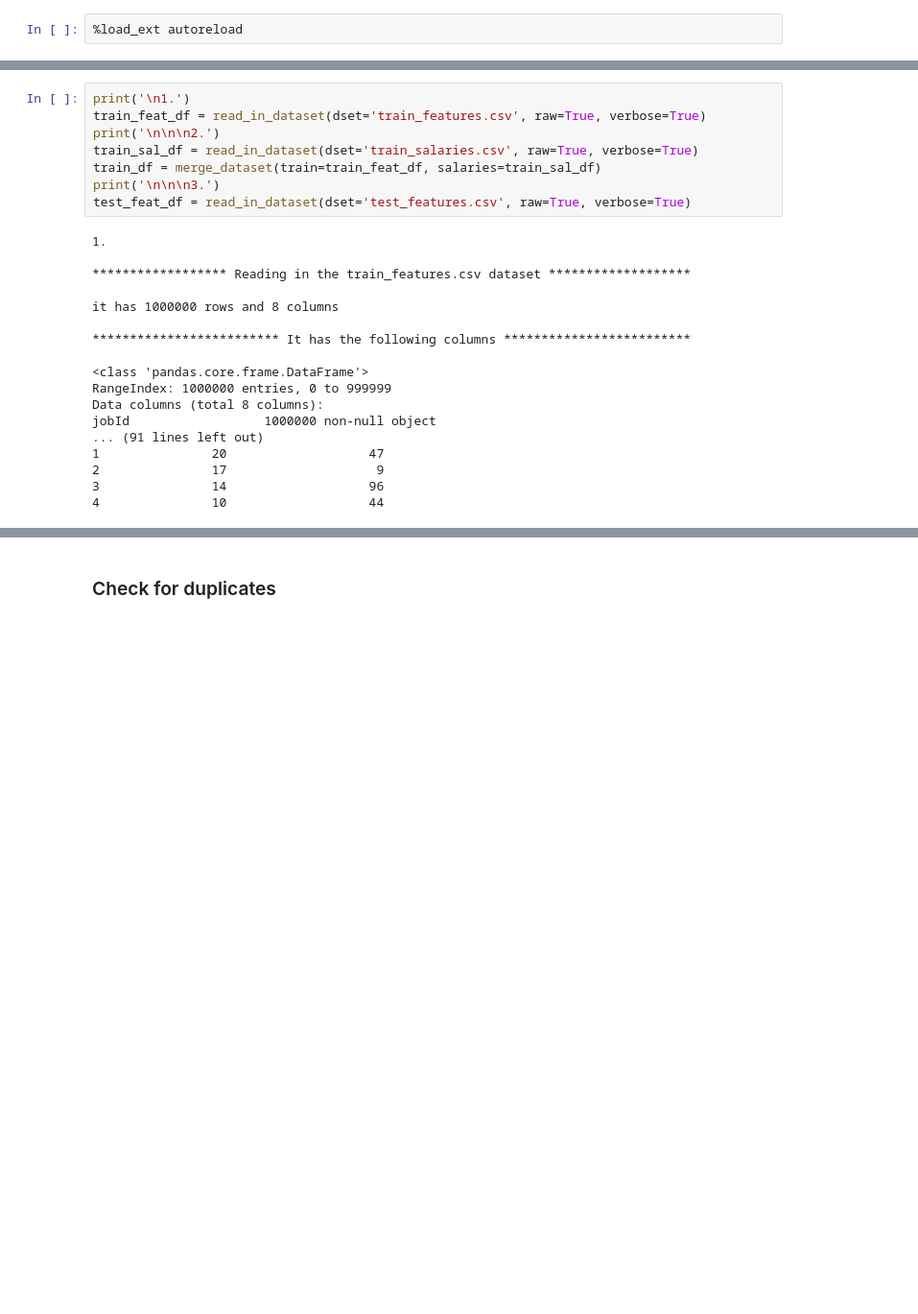
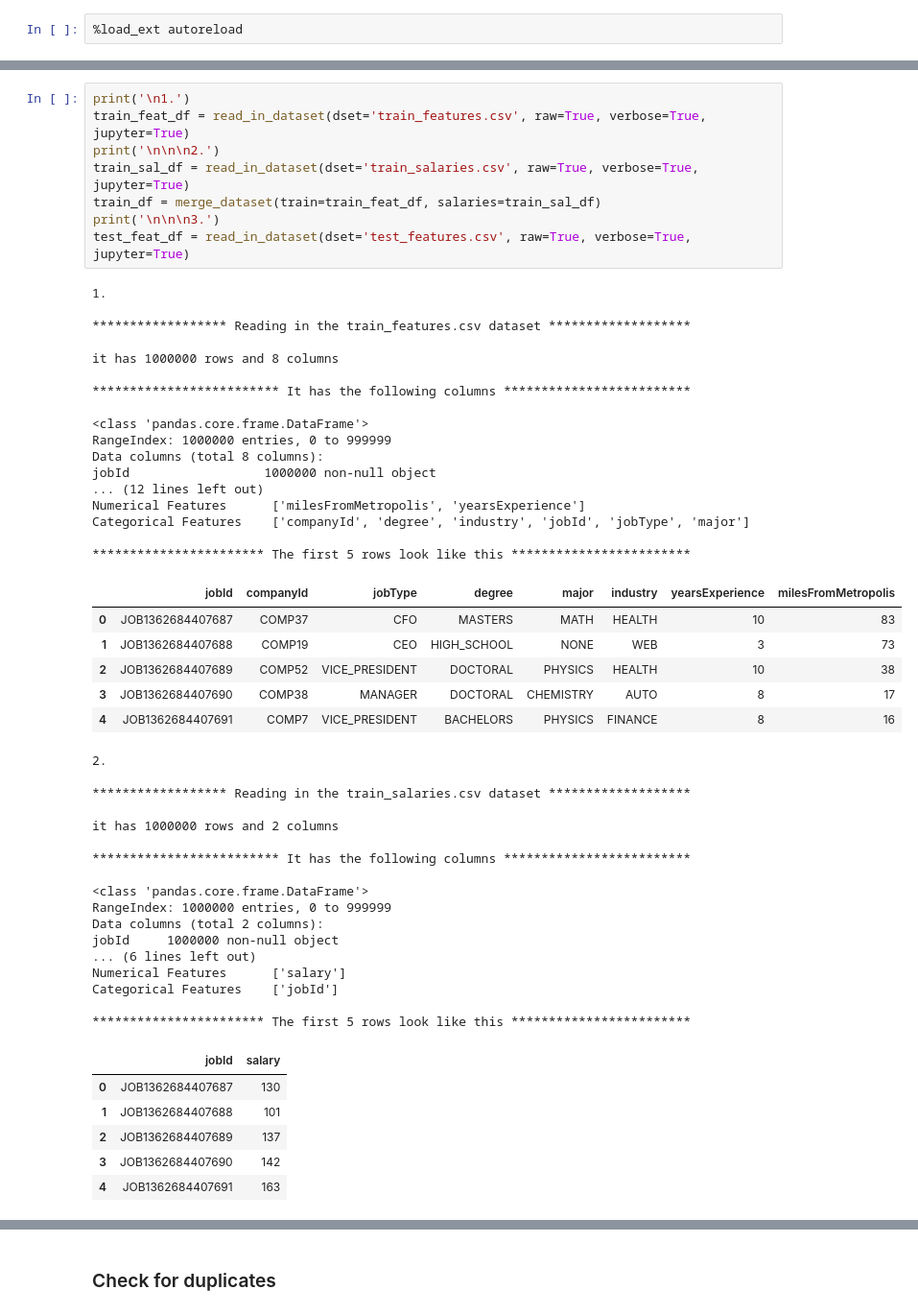
Before and after one commit to ktl014/SalaryPredictionPortfolio, a Jupyter notebook: src/notebooks/interact_dataset.ipynb, the cells around one changed output, grey strips where cells are left out. Shown: that part at 96% size. Drawn from its saved outputs; the diff is of its cells as text; blank space fills up the shorter version.

```diff
--- a/src/notebooks/interact_dataset.ipynb
+++ b/src/notebooks/interact_dataset.ipynb
@@ -25,26 +34,55 @@ Focus on getting a high level of the dataset in the very beginning.
 # %%
 print('\n1.')
-train_feat_df = read_in_dataset(dset='train_features.csv', raw=True, verbose=True)
+train_feat_df = read_in_dataset(dset='train_features.csv', raw=True, verbose=True, jupyter=True)
 print('\n\n\n2.')
-train_sal_df = read_in_dataset(dset='train_salaries.csv', raw=True, verbose=True)
+train_sal_df = read_in_dataset(dset='train_salaries.csv', raw=True, verbose=True, jupyter=True)
 train_df = merge_dataset(train=train_feat_df, salaries=train_sal_df)
 print('\n\n\n3.')
-test_feat_df = read_in_dataset(dset='test_features.csv', raw=True, verbose=True)
+test_feat_df = read_in_dataset(dset='test_features.csv', raw=True, verbose=True, jupyter=True)
 # %% [output]
 1.
 
 ****************** Reading in the train_features.csv dataset *******************
 
 it has 1000000 rows and 8 columns
 
 ************************* It has the following columns *************************
 
 <class 'pandas.core.frame.DataFrame'>
 RangeIndex: 1000000 entries, 0 to 999999
 Data columns (total 8 columns):
 jobId                  1000000 non-null object
-... (91 lines left out)
-1               20                   47
-2               17                    9
-3               14                   96
-4               10                   44
+... (12 lines left out)
+Numerical Features      ['milesFromMetropolis', 'yearsExperience']
+Categorical Features    ['companyId', 'degree', 'industry', 'jobId', 'jobType', 'major']
+
+*********************** The first 5 rows look like this ************************
+|  | jobId | companyId | jobType | degree | major | industry | yearsExperience | milesFromMetropolis |
+| 0 | JOB1362684407687 | COMP37 | CFO | MASTERS | MATH | HEALTH | 10 | 83 |
+| 1 | JOB1362684407688 | COMP19 | CEO | HIGH_SCHOOL | NONE | WEB | 3 | 73 |
+| 2 | JOB1362684407689 | COMP52 | VICE_PRESIDENT | DOCTORAL | PHYSICS | HEALTH | 10 | 38 |
+| 3 | JOB1362684407690 | COMP38 | MANAGER | DOCTORAL | CHEMISTRY | AUTO | 8 | 17 |
+| 4 | JOB1362684407691 | COMP7 | VICE_PRESIDENT | BACHELORS | PHYSICS | FINANCE | 8 | 16 |
+2.
+
+****************** Reading in the train_salaries.csv dataset *******************
+
+it has 1000000 rows and 2 columns
+
+************************* It has the following columns *************************
+
+<class 'pandas.core.frame.DataFrame'>
+RangeIndex: 1000000 entries, 0 to 999999
+Data columns (total 2 columns):
+jobId     1000000 non-null object
+... (6 lines left out)
+Numerical Features      ['salary']
+Categorical Features    ['jobId']
+
+*********************** The first 5 rows look like this ************************
+|  | jobId | salary |
+| 0 | JOB1362684407687 | 130 |
+| 1 | JOB1362684407688 | 101 |
+| 2 | JOB1362684407689 | 137 |
+| 3 | JOB1362684407690 | 142 |
+| 4 | JOB1362684407691 | 163 |
```
Also changed, not shown: parts of 31 cells of this notebook, 7 other files.
